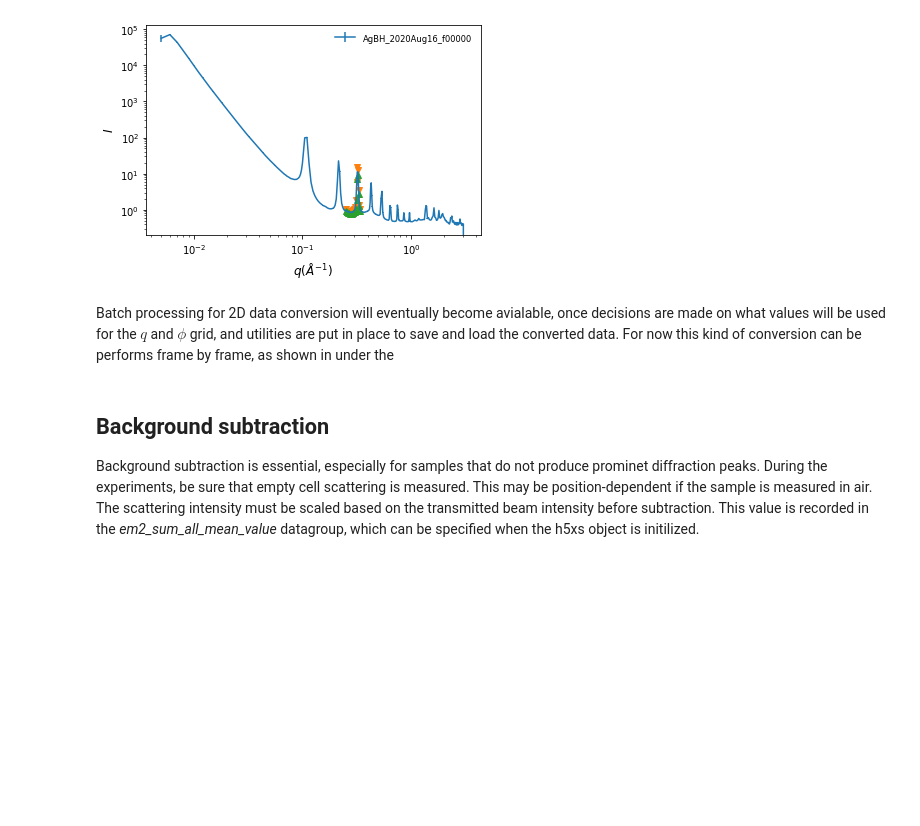
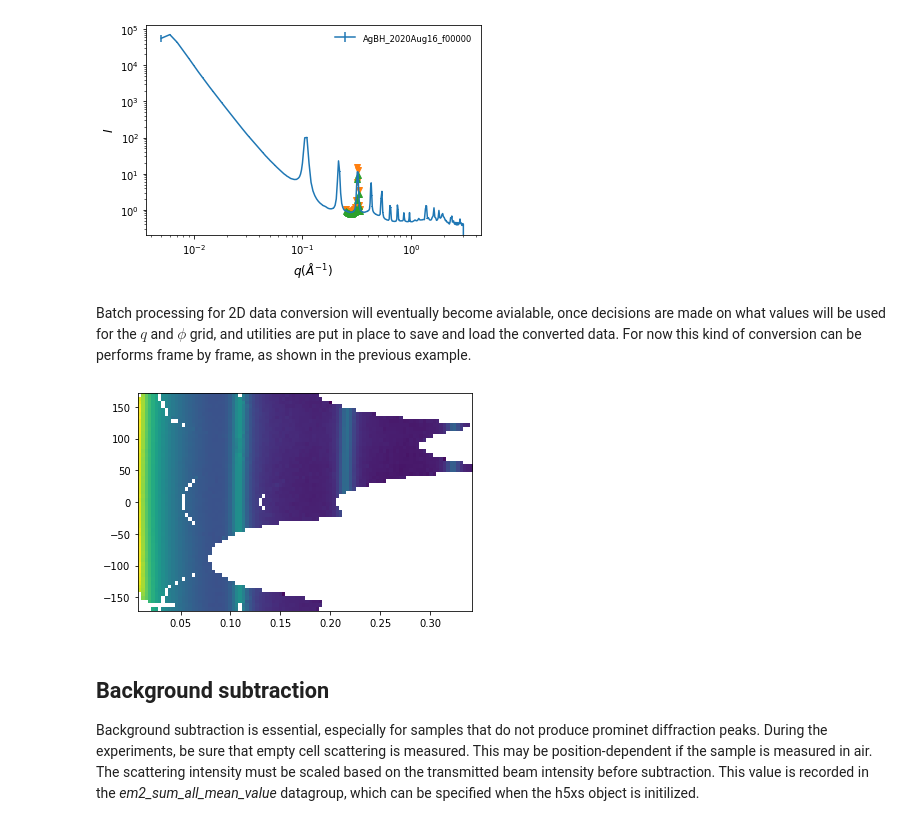
Before and after one commit to NSLS-II-LIX/py4xs, a Jupyter notebook: docs/mapping.ipynb, the cells around one changed output. Drawn from its saved outputs; the diff is of its cells as text; code cells hidden in the pictures; blank space fills up the shorter version.

```diff
--- a/docs/mapping.ipynb
+++ b/docs/mapping.ipynb
@@ -68,7 +73,18 @@ dt.d1s[dt.samples[0]]['merged'][0].plot()
 # %% [output]
 [figure]
 # %% [markdown]
-Batch processing for 2D data conversion will eventually become avialable, once decisions are made on what values will be used for the $q$ and $\phi$ grid, and utilities are put in place to save and load the converted data. For now this kind of conversion can be performs frame by frame, as shown in under the
+Batch processing for 2D data conversion will eventually become avialable, once decisions are made on what values will be used for the $q$ and $\phi$ grid, and utilities are put in place to save and load the converted data. For now this kind of conversion can be performs frame by frame, as shown in the previous example.
+# %%
+d2s = dt.get_d2(det_ext="_SAXS", frn=0)
+d2s.conv_Iqphi(100, 60, mask=dt.detectors[0].exp_para.mask)
+# %%
+plt.figure(figsize=(6,4))
+ax = plt.gca()
+paxr = Axes2dPlot(ax, d2s.qphi_data)
+paxr.plot(aspect="auto", log=True)
+plt.show()
+# %% [output]
+[figure, added]
 # %% [markdown]
 ## Background subtraction
 
```
Also changed, not shown: parts of 2 cells of this notebook, 4 other files.
